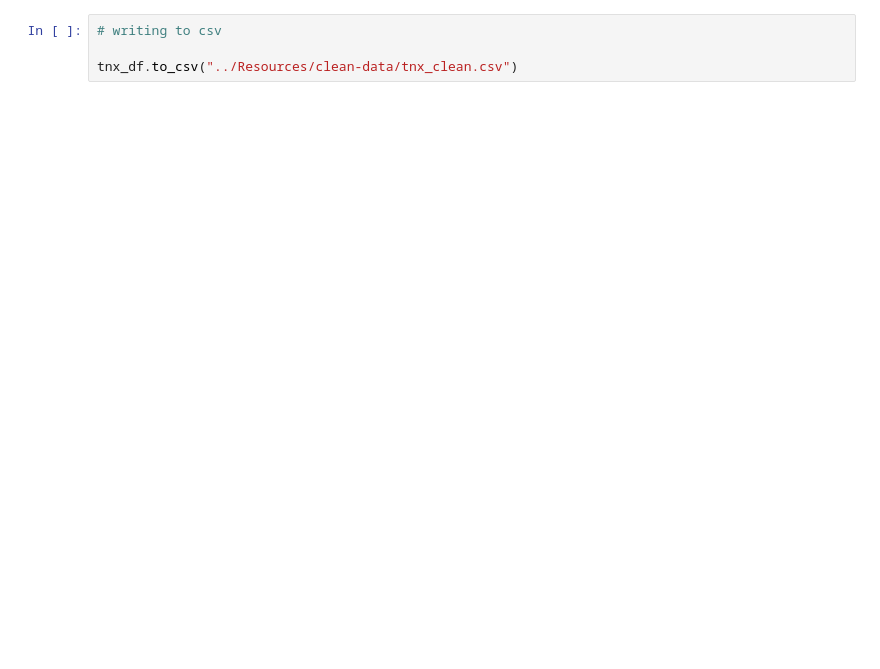
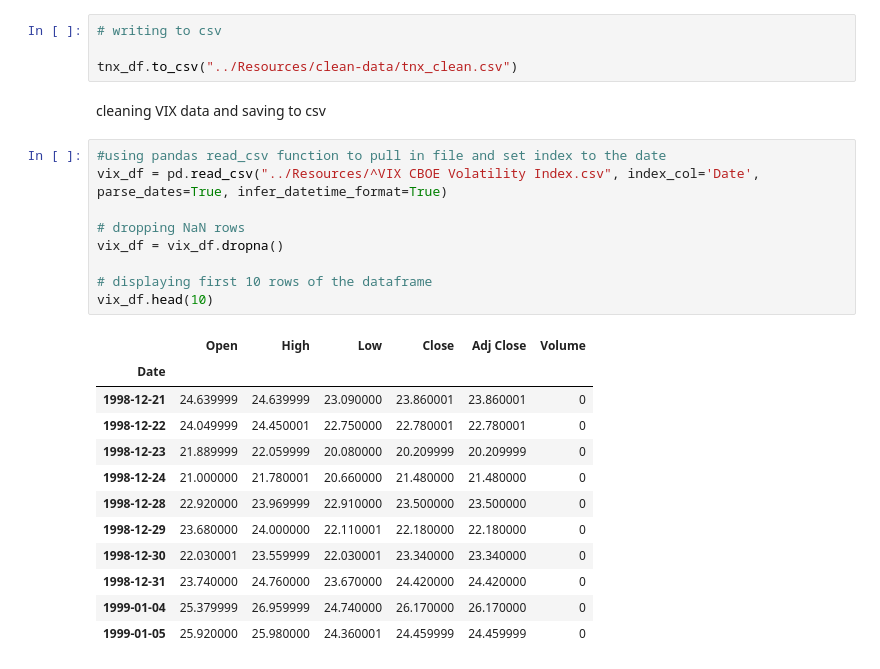
Before and after one commit to AndrewRBader/CU-Fintech_Project-1, a Jupyter notebook: Andrew/cleaning-data.ipynb, the cells around one changed output. Saved outputs shown, nothing was run; the diff lists cells and outputs as text; blank space fills up the shorter version.

Commit message:
vix data cleaned

```diff
--- a/Andrew/cleaning-data.ipynb
+++ b/Andrew/cleaning-data.ipynb
@@ -105,3 +105,27 @@ tnx_df.hvplot(
 # writing to csv
 
 tnx_df.to_csv("../Resources/clean-data/tnx_clean.csv")
+# %% [markdown]
+cleaning VIX data and saving to csv
+# %%
+#using pandas read_csv function to pull in file and set index to the date
+vix_df = pd.read_csv("../Resources/^VIX CBOE Volatility Index.csv", index_col='Date', parse_dates=True, infer_datetime_format=True)
+
+# dropping NaN rows
+vix_df = vix_df.dropna()
+
+# displaying first 10 rows of the dataframe
+vix_df.head(10)
+# %% [output]
+|  | Open | High | Low | Close | Adj Close | Volume |
+| Date |  |  |  |  |  |  |
+| 1998-12-21 | 24.639999 | 24.639999 | 23.090000 | 23.860001 | 23.860001 | 0 |
+| 1998-12-22 | 24.049999 | 24.450001 | 22.750000 | 22.780001 | 22.780001 | 0 |
+| 1998-12-23 | 21.889999 | 22.059999 | 20.080000 | 20.209999 | 20.209999 | 0 |
+| 1998-12-24 | 21.000000 | 21.780001 | 20.660000 | 21.480000 | 21.480000 | 0 |
+| 1998-12-28 | 22.920000 | 23.969999 | 22.910000 | 23.500000 | 23.500000 | 0 |
+| 1998-12-29 | 23.680000 | 24.000000 | 22.110001 | 22.180000 | 22.180000 | 0 |
+| 1998-12-30 | 22.030001 | 23.559999 | 22.030001 | 23.340000 | 23.340000 | 0 |
+| 1998-12-31 | 23.740000 | 24.760000 | 23.670000 | 24.420000 | 24.420000 | 0 |
+| 1999-01-04 | 25.379999 | 26.959999 | 24.740000 | 26.170000 | 26.170000 | 0 |
+| 1999-01-05 | 25.920000 | 25.980000 | 24.360001 | 24.459999 | 24.459999 | 0 |
```
Also changed, not shown: parts of 2 cells of this notebook, 1 other file.
